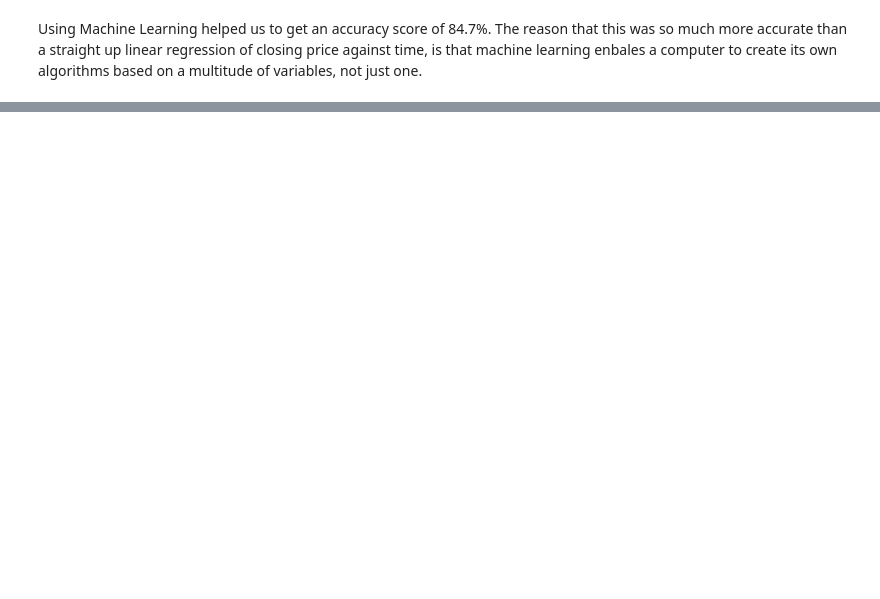
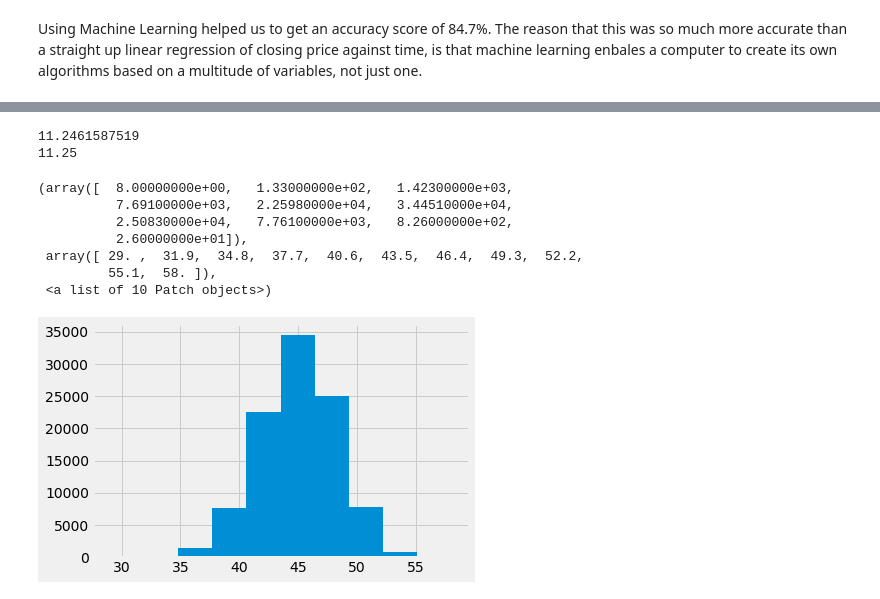
Before and after one commit to maxmiranda/Currensee, a Jupyter notebook: exploration.ipynb, the cells around one changed output, grey strips where cells are left out. Saved outputs shown, nothing was run; the diff lists cells and outputs as text; code cells hidden in the pictures; blank space fills up the shorter version.

```diff
--- a/exploration.ipynb
+++ b/exploration.ipynb
@@ -393,0 +412,24 @@ URL: https://okpy.org/cal/data8/fa17/exploration/submissions/Y655NK
+# %%
+slope, intercept, r_value, p_value, std_err = scipy.stats.linregress(x,y)
+crypto_data = crypto_data.with_column("errors", y - slope *x + intercept)
+e = crypto_data.column("errors")
+slope1, intercept1, r_value1, p_value1, std_err1 = scipy.stats.linregress(y, e)
+r_value1, r_value
+
+samples = make_array()
+for i in range(100000):
+    samples = np.append(samples, sum(np.random.choice(make_array(1,1,1,1,1,1,0,0),60, replace = True)))
+print(np.std(samples)**2)
+print(3/16 * 60)
+plots.hist(samples)
+# %% [output]
+11.2461587519
+11.25
+(array([  8.00000000e+00,   1.33000000e+02,   1.42300000e+03,
+          7.69100000e+03,   2.25980000e+04,   3.44510000e+04,
+          2.50830000e+04,   7.76100000e+03,   8.26000000e+02,
+          2.60000000e+01]),
+ array([ 29. ,  31.9,  34.8,  37.7,  40.6,  43.5,  46.4,  49.3,  52.2,
+         55.1,  58. ]),
+ <a list of 10 Patch objects>)
+[figure, added]
```
Also changed, not shown: parts of 9 cells of this notebook.
